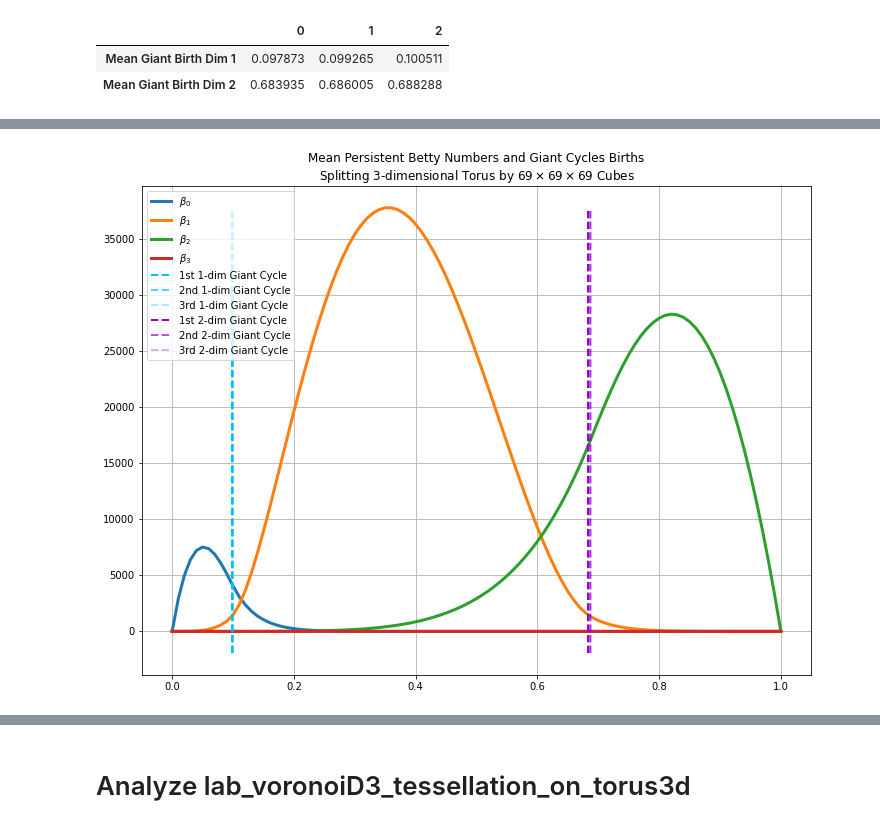
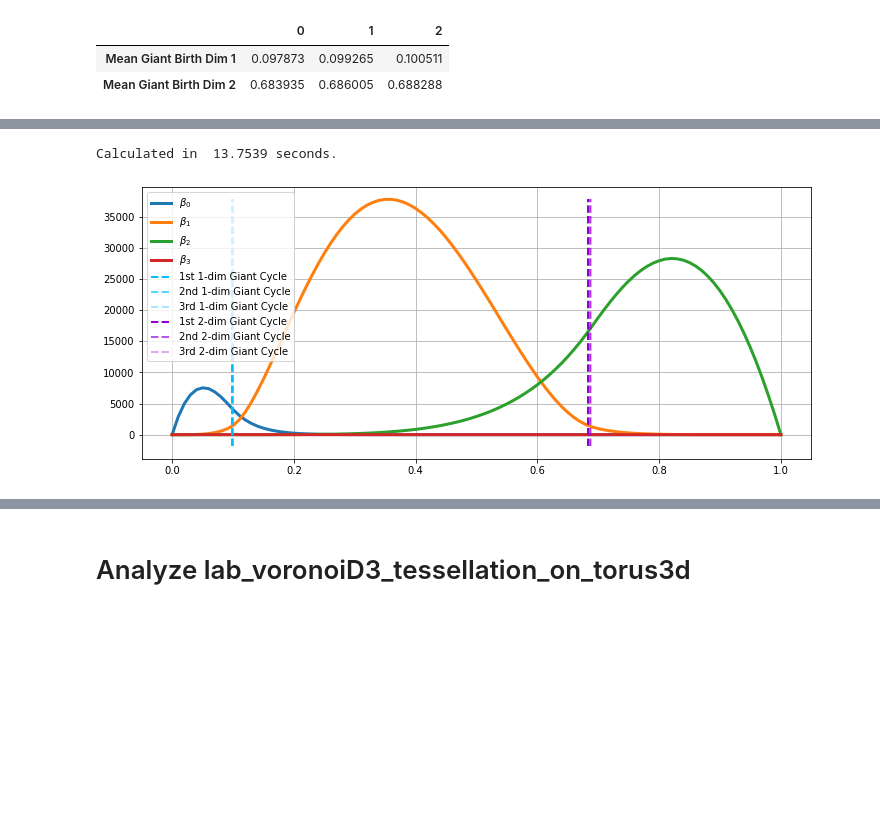
Before and after one commit to zimfv/topological-data-serial-experiments, a Jupyter notebook: Analyze Tessellations on 3-dim Torus.ipynb, the cells around one changed output, grey strips where cells are left out. Cells and saved outputs as stored; diff of their text form; code cells hidden in the pictures; blank space fills up the shorter version.

```diff
--- a/Analyze Tessellations on 3-dim Torus.ipynb
+++ b/Analyze Tessellations on 3-dim Torus.ipynb
@@ -4,3 +4,5 @@ import numpy as np
 import pandas as pd
 from matplotlib import pyplot as plt
 from matplotlib import colormaps as cm
+# %%
+figsize=(12, 5)
@@ -81,25 +121,33 @@ Calculated in  21.7990 seconds.
+# %%
+clock = time.perf_counter()
+n = 100
+array = np.arange(0, 1 + 1/n, 1/n)
+mean_EC = calculate_mean_EC(df, array)
+print('Calculated in {0: .4f} seconds.'.format(time.perf_counter() - clock))
+# %% [output]
+Calculated in  13.7539 seconds.
 # %%
-plt.figure(figsize=(12, 9))
-plt.title('Mean Persistent Betty Numbers and Giant Cycles Births\nSplitting 3-dimensional Torus by ${0}\\times{0}\\times{0}$ Cubes'.format(size))
+plt.figure(figsize=figsize)
+#plt.title('Mean Persistent Betty Numbers and Giant Cycles Births\nSplitting 3-dimensional Torus by ${0}\\times{0}\\times{0}$ Cubes'.format(size))
 for i in range(4):
     plt.plot(array, mean_betty[:, i], linewidth=3, label='$\\beta_{0}$'.format(i))
 
 color1d = 'deepskyblue'
 color2d = 'darkviolet'
 labels = ['1st {0}-dim Giant Cycle',
           '2nd {0}-dim Giant Cycle',
           '3rd {0}-dim Giant Cycle']
 ypair = mean_betty.max() * np.array([-0.05, 1.0])
 for i in range(3):
     plt.plot(giant_births_dim1_mean[i]*np.ones(2), ypair, color=color1d,
              alpha=1 - i/3, linestyle='--', linewidth=2, label=labels[i].format(1))
 for i in range(3):
     plt.plot(giant_births_dim2_mean[i]*np.ones(2), ypair, color=color2d,
              alpha=1 - i/3, linestyle='--', linewidth=2, label=labels[i].format(2))
 
 plt.legend()
 plt.grid(True)
-plt.show()
+plt.savefig('LaTeX/pics/bettiZ3.png')
 # %% [output]
-[figure, old version]
+[figure, new version]
 # %%
```
Also changed, not shown: parts of 12 cells of this notebook.
